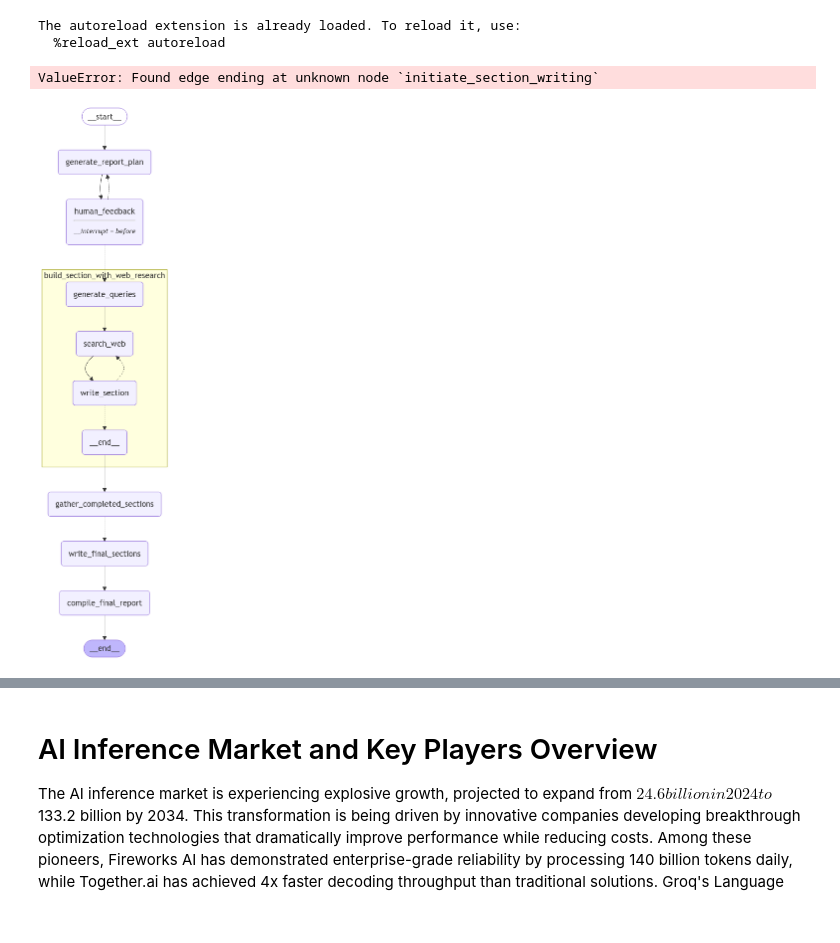
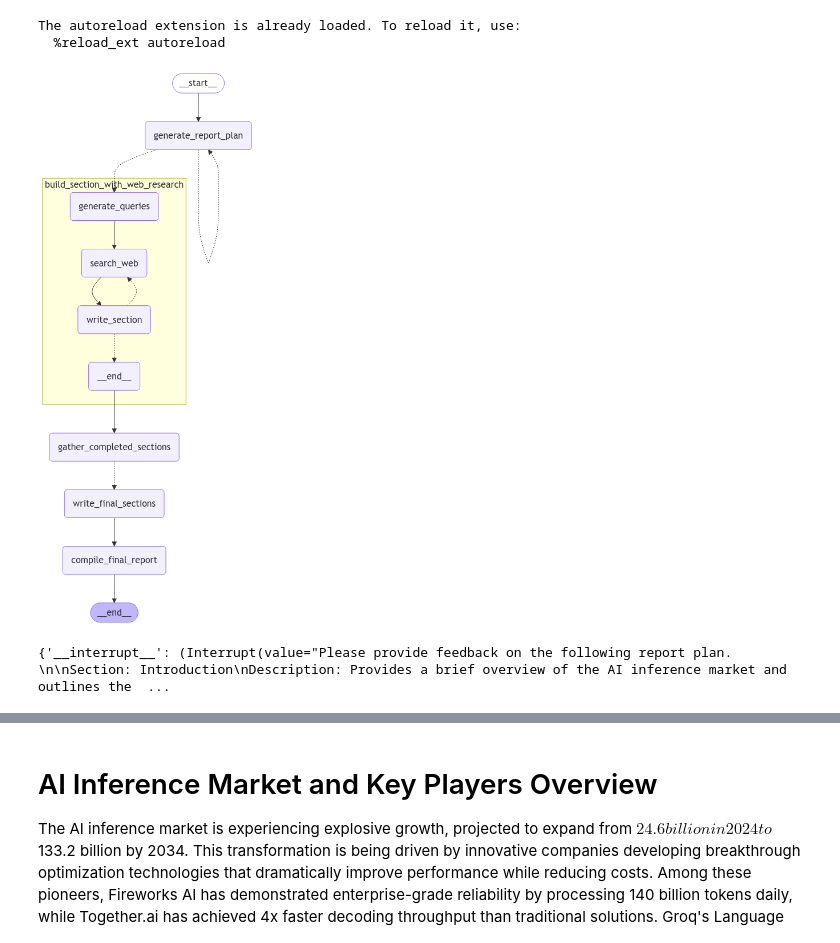
Before and after one commit to zhuyingqin/Agent-Writing, a Jupyter notebook: src/open_deep_research/graph.ipynb, the cells around one changed output, grey strips where cells are left out. Drawn from its saved outputs; the diff is of its cells as text; code cells hidden in the pictures.

Commit message:
Update interrupt

```diff
--- a/src/open_deep_research/graph.ipynb
+++ b/src/open_deep_research/graph.ipynb
@@ -14,23 +14,20 @@ from langchain_core.runnables import RunnableConfig
 from langchain_openai import ChatOpenAI
 from langchain_groq import ChatGroq
 
-from langgraph.types import Command
-
 from langgraph.constants import Send
 from langgraph.graph import START, END, StateGraph
+from langgraph.types import interrupt, Command
 
 from src.open_deep_research.state import ReportStateInput, ReportStateOutput, Sections, ReportState, SectionState, SectionOutputState, Queries, Feedback
 from src.open_deep_research.prompts import report_planner_query_writer_instructions, report_planner_instructions, query_writer_instructions, section_writer_instructions, final_section_writer_instructions, section_grader_instructions
 from src.open_deep_research.configuration import Configuration
 from src.open_deep_research.utils import tavily_search_async, deduplicate_and_format_sources, format_sections, perplexity_search
 
-from langgraph.types import interrupt, Command
-
 # Set writer model
 writer_model = ChatAnthropic(model=Configuration.writer_model, temperature=0)
 
 # Nodes
-async def generate_report_plan(state: ReportState, config: RunnableConfig) -> Command[Literal["generate_report_plan","initiate_section_writing"]]:
+async def generate_report_plan(state: ReportState, config: RunnableConfig) -> Command[Literal["generate_report_plan","build_section_with_web_research"]]:
     """ Generate the report plan """
 
     # Inputs
@@ -107,17 +104,31 @@ async def generate_report_plan(state: ReportState, config: RunnableConfig) -> Co
         f"Research needed: {'Yes' if section.research else 'No'}\n"
         for section in sections
     )
-    feedback = interrupt(f"Please provide feedback on the following report plan. Pass 'True' to approve the report plan or provide feedback to regenerate the report plan: \n\n{sections_str}")
 
+    # Get feedback on the report plan from interrupt
+    feedback = interrupt(f"Please provide feedback on the following report plan. \n\n{sections_str}\n\n Pass 'True' to approve the report plan or provide feedback to regenerate the report plan:")
+
+    print(f"Feedback: {feedback}")
+    print(f"Feedback type: {type(feedback)}")
+
+    # If the user approves the report plan, kick off section writing
+    # if isinstance(feedback, bool) and feedback is True:
     if isinstance(feedback, bool):
-        # Treat this as approve
-        return Command(goto="initiate_section_writing", update={"sections": sections})
+        # Treat this as approve and kick off section writing
+        return Command(goto=[
+            Send("build_section_with_web_research", {"section": s, "search_iterations": 0})
+            for s in sections
+            if s.research
+        ],
+        update={"sections": sections})
 
+    # If the user provides feedback, regenerate the report plan
     elif isinstance(feedback, str):
         # treat this as feedback
-        return Command(goto="generate_report_plan", update={"feedback_on_report_plan": feedback})
+        return Command(goto="generate_report_plan",
+                       update={"feedback_on_report_plan": feedback})
     else:
-        raise TypeError(f"Interrupt value of type {type(feedback)} is not supported")
+        raise TypeError(f"Interrupt value of type {type(feedback)} is not supported.")
 
 def generate_queries(state: SectionState, config: RunnableConfig):
     """ Generate search queries for a report section """
@@ -211,16 +222,6 @@ def write_section(state: SectionState, config: RunnableConfig) -> Command[Litera
         goto="search_web"
         )
 
-def initiate_section_writing(state: ReportState):
-    """ This is the "map" step when we kick off web research for some sections of the report """
-
-    # Kick off section writing in parallel via Send() API for any sections that require research
-    return [
-            Send("build_section_with_web_research", {"section": s, "search_iterations": 0})
-            for s in state["sections"]
-            if s.research
-        ]
-
 def write_final_sections(state: SectionState):
     """ Write final sections of the report, which do not require web search and use the completed sections as context """
 
@@ -302,7 +303,6 @@ builder.add_node("compile_final_report", compile_final_report)
 
 # Add edges
 builder.add_edge(START, "generate_report_plan")
-builder.add_conditional_edges("generate_report_plan", initiate_section_writing, ["build_section_with_web_research"])
 builder.add_edge("build_section_with_web_research", "gather_completed_sections")
 builder.add_conditional_edges("gather_completed_sections", initiate_final_section_writing, ["write_final_sections"])
 builder.add_edge("write_final_sections", "compile_final_report")
@@ -312,29 +312,35 @@ graph = builder.compile()
 # %% [output]
 The autoreload extension is already loaded. To reload it, use:
   %reload_ext autoreload
-ValueError: Found edge ending at unknown node `initiate_section_writing`
 # %%
 from IPython.display import Image, display
 from langgraph.checkpoint.memory import MemorySaver
 
 memory = MemorySaver()
-graph = builder.compile(interrupt_before=['human_feedback'], checkpointer=memory)
+graph = builder.compile(checkpointer=memory)
 
 # View
 display(Image(graph.get_graph(xray=1).draw_mermaid_png()))
 # %% [output]
-[figure, old version]
+[figure, new version]
 # %%
 import uuid
 
-# Fast config
+# Fast config with DeepSeek-R1-Distill-Llama-70B
 thread = {"configurable": {"thread_id": str(uuid.uuid4()),
                            "search_api": "tavily",
                            "planner_provider": "groq",
                            "max_search_depth": 1,
                            "planner_model": "deepseek-r1-distill-llama-70b"}}
 
-# Slow config, more indepth
+# Fast config with o3-mini
+thread = {"configurable": {"thread_id": str(uuid.uuid4()),
+                           "search_api": "tavily",
+                           "planner_provider": "openai",
+                           "max_search_depth": 1,
+                           "planner_model": "o3-mini"}}
+
+# Slow config, more in depth
 thread = {"configurable": {"thread_id": str(uuid.uuid4()),
                            "search_api": "perplexity",
                            "planner_provider": "openai",
@@ -344,15 +350,9 @@ thread = {"configurable": {"thread_id": str(uuid.uuid4()),
 # Create a topic
 topic = "Overview of the AI inference market with focus on Fireworks, Together.ai, Groq"
 
-# Run the graph until the first interruption at the human_feedback node
-async for event in graph.astream({"topic":topic,}, thread, stream_mode="values"):
-    # Review
-    sections = event.get('sections', '')
-    if sections:
-        # Print sections in a readable format
-        for section in sections:
-            print(f"\n📄 {section.name}")
-            print(f"{'─' * (len(section.name) + 4)}")
-            print(f"Description: {section.description}")
-            print(f"Research Required: {'Yes' if section.research else 'No'}")
-            print(f"Content Status: {'Empty' if not section.content else 'Filled'}")
+# Run the graph until the interruption
+async for event in graph.astream({"topic":topic,}, thread, stream_mode="updates"):
+    print(event)
+    print("\n")
+# %% [output]
+{'__interrupt__': (Interrupt(value="Please provide feedback on the following report plan. \n\nSection: Introduction\nDescription: Provides a brief overview of the AI inference market and outlines the  ...
```
Also changed, not shown: parts of 9 cells of this notebook, 1 other file.
